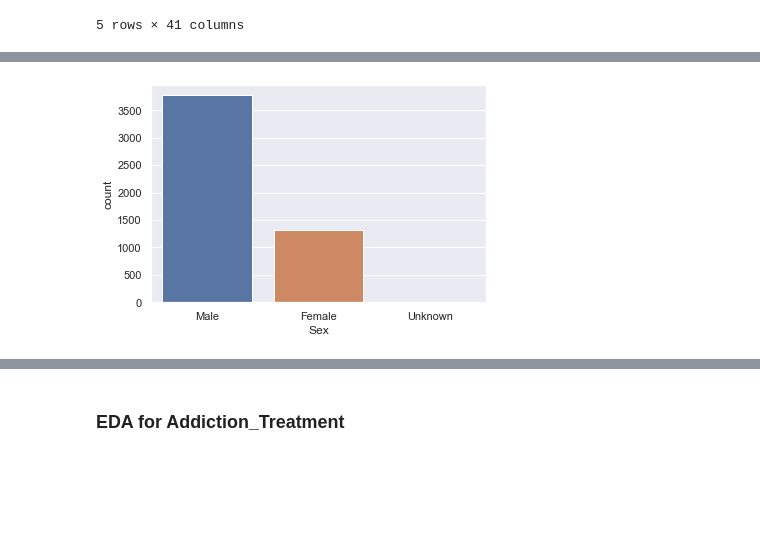
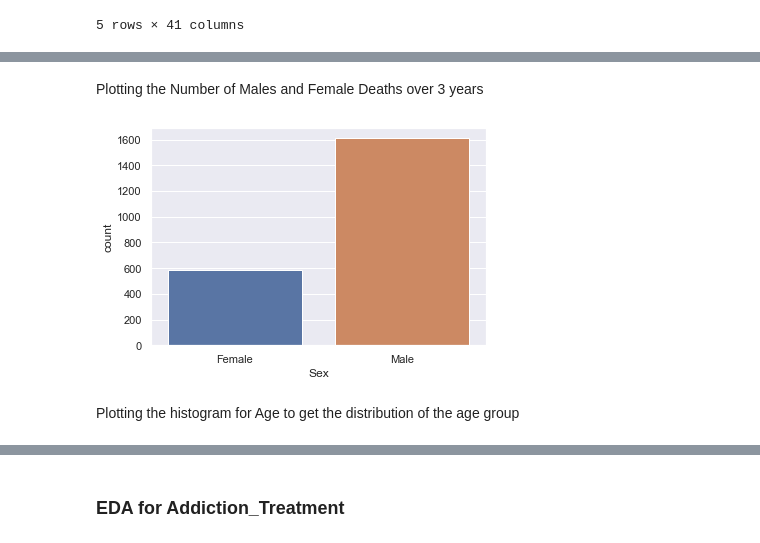
Before and after one commit to gayatri-kvr7/2021_Spring_finals, a Jupyter notebook: Final Project.ipynb, the cells around one changed output, grey strips where cells are left out. Cells and saved outputs as stored; diff of their text form; code cells hidden in the pictures; blank space fills up the shorter version.

Commit message:
Function and Plots

```diff
--- a/Final Project.ipynb
+++ b/Final Project.ipynb
@@ -90,8 +110,12 @@ Number of deaths due to: Other is 435
+# %% [markdown]
+Plotting the Number of Males and Female Deaths over 3 years
 # %%
 #Get the number of males and females
-df1=Drug_Deaths.dropna(subset=[3], axis=1)
+df1=Drug_Deaths_Clean.dropna(subset=[3], axis=1)
 sns.set_theme(style="darkgrid")
 ax = sns.countplot(x="Sex", data=df1)
 # %% [output]
-[figure, old version]
+[figure, new version]
+# %% [markdown]
+Plotting the histogram for Age to get the distribution of the age group
 # %%
```
Also changed, not shown: parts of 44 cells of this notebook, 1 other file.
